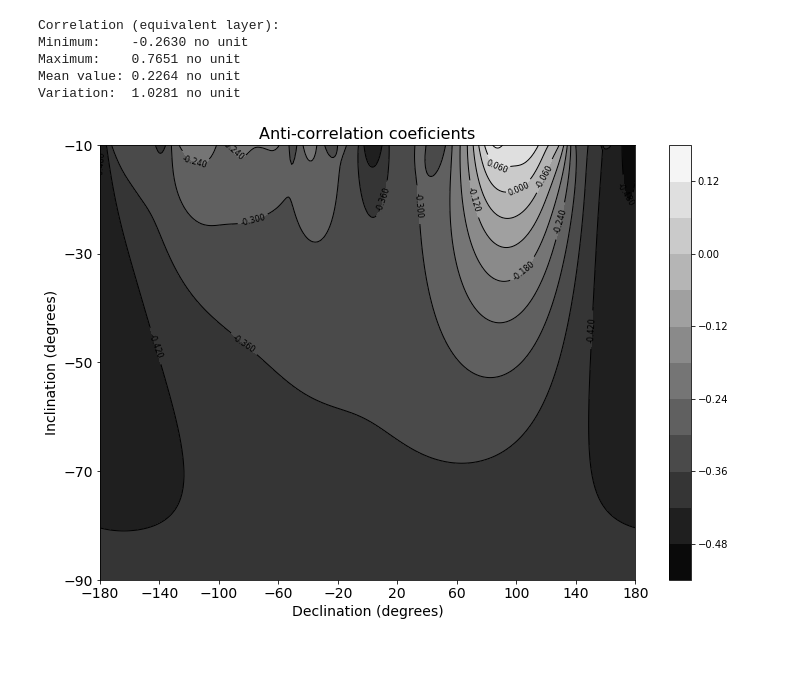
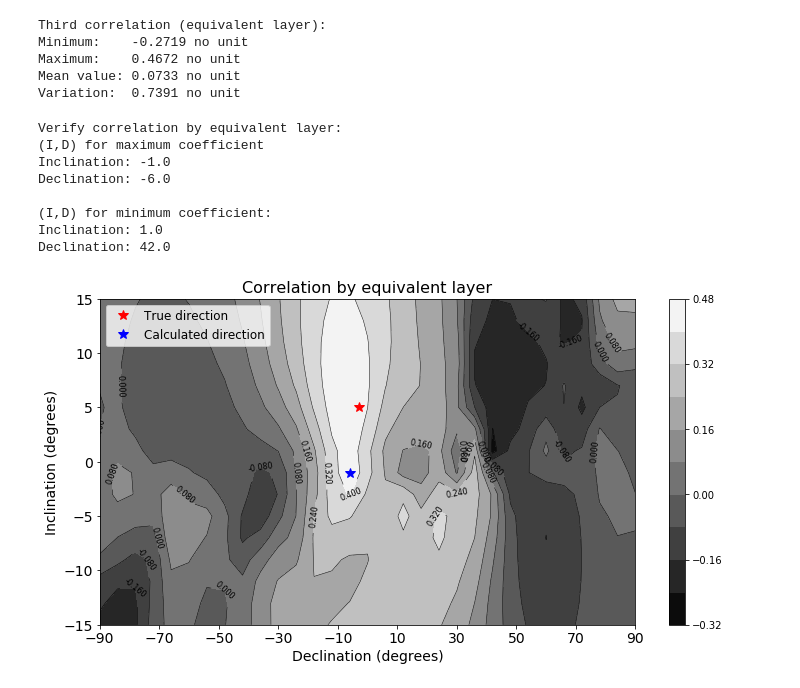
Before and after one commit to nelsondelimar/master, a Jupyter notebook: correlation_eqlayer.ipynb, the cells around one changed output. Cells and saved outputs as stored; diff of their text form; code cells hidden in the pictures; blank space fills up the shorter version.

```diff
--- a/correlation_eqlayer.ipynb
+++ b/correlation_eqlayer.ipynb
@@ -279,0 +429,5 @@ Declination: 48.0
+# %%
+# Reshape the data as grid format
+xobs = xobs.reshape(shape)
+yobs = yobs.reshape(shape)
+tfa = tfa.reshape(shape)
@@ -299,0 +610,3 @@ Variation:  0.6559 no unit
+# %%
+# Create the zero matrix
+Res3 = numpy.zeros_like(D3)
@@ -300,27 +628,56 @@ Variation:  0.6559 no unit
 # %%
 # Analysing the positive coefficients
-print 'Correlation (equivalent layer):'
-_ = analysis(res3, 'no unit')
+print 'Third correlation (equivalent layer):'
+_ = analysis(Res3, 'no unit')
 # %% [output]
-Correlation (equivalent layer):
-Minimum:    -0.2630 no unit
-Maximum:    0.7651 no unit
-Mean value: 0.2264 no unit
-Variation:  1.0281 no unit
+Third correlation (equivalent layer):
+Minimum:    -0.2719 no unit
+Maximum:    0.4672 no unit
+Mean value: 0.0733 no unit
+Variation:  0.7391 no unit
+# %%
+# Search for the maximum and minimum pair of inclination and declination
+imax3, jmax3 = numpy.where(Res3 == Res3.max())
+imin3, jmin3 = numpy.where(Res3 == Res3.min())
+incmax3 = float(I3[imax3, jmax3])
+decmax3 = float(D3[imax3, jmax3])
+incmin3 = float(I3[imin3, jmin3])
+decmin3 = float(D3[imin3, jmin3])
+print 'Verify correlation by equivalent layer:'
+print '(I,D) for maximum coefficient'
+print 'Inclination:', incmax3
+print 'Declination:', decmax3
+print
+print '(I,D) for minimum coefficient:'
+print 'Inclination:', incmin3
+print 'Declination:', decmin3
+# %% [output]
+Verify correlation by equivalent layer:
+(I,D) for maximum coefficient
+Inclination: -1.0
+Declination: -6.0
+
+(I,D) for minimum coefficient:
+Inclination: 1.0
+Declination: 42.0
 # %%
 # Plotting the correlation results
-pyplot.figure(figsize=(12, 8))
-fig1 = pyplot.contour(D1, I1, res1, 10, colors = 'k', linestyle = 'solid', linewidths = 1)
-pyplot.contourf(D1, I1, res1, 10, cmap = pyplot.cm.gray)
-pyplot.clabel(fig1, fontsize = 8)
+pyplot.figure(figsize=(12, 6))
+fig3 = pyplot.contour(D3, I3, Res3, 10, colors = 'k', linestyle = 'solid', linewidths = 0.5)
+pyplot.contourf(D3, I3, Res3, 10, cmap = pyplot.cm.gray)
+pyplot.plot(decs, incs, 'r*', markersize = 10, label = 'True direction')
+pyplot.plot(decmax3, incmax3, 'b*', markersize = 10, label = 'Calculated direction')
+pyplot.clabel(fig3, fontsize = 8)
 pyplot.rcParams['contour.negative_linestyle'] = 'solid'
-pyplot.title('Anti-correlation coeficients', fontsize = 16)
+pyplot.title('Correlation by equivalent layer', fontsize = 16)
 pyplot.xlabel('Declination (degrees)', fontsize = 14)
 pyplot.ylabel('Inclination (degrees)', fontsize = 14)
-pyplot.xticks(numpy.linspace(D1.min(), D1.max(), 10), fontsize = 14)
-pyplot.yticks(numpy.linspace(I1.min(), I1.max(), 5), fontsize = 14)
-#pyplot.legend(loc = 'upper center', fontsize = 'large')
+pyplot.xticks(numpy.linspace(D3.min(), D3.max(), 10), fontsize = 14)
+pyplot.yticks(numpy.linspace(I3.min(), I3.max(), 7), fontsize = 14)
+pyplot.legend(loc = 'upper left', fontsize = 'large')
 pyplot.colorbar()
+pyplot.savefig('fig09-third-correlation(2).png', dpi = 300, bbox_inches = 'tight')
+
 pyplot.show()
 # %% [output]
-[figure, old version]
+[figure, new version]
```
Also changed, not shown: parts of 70 cells of this notebook.
